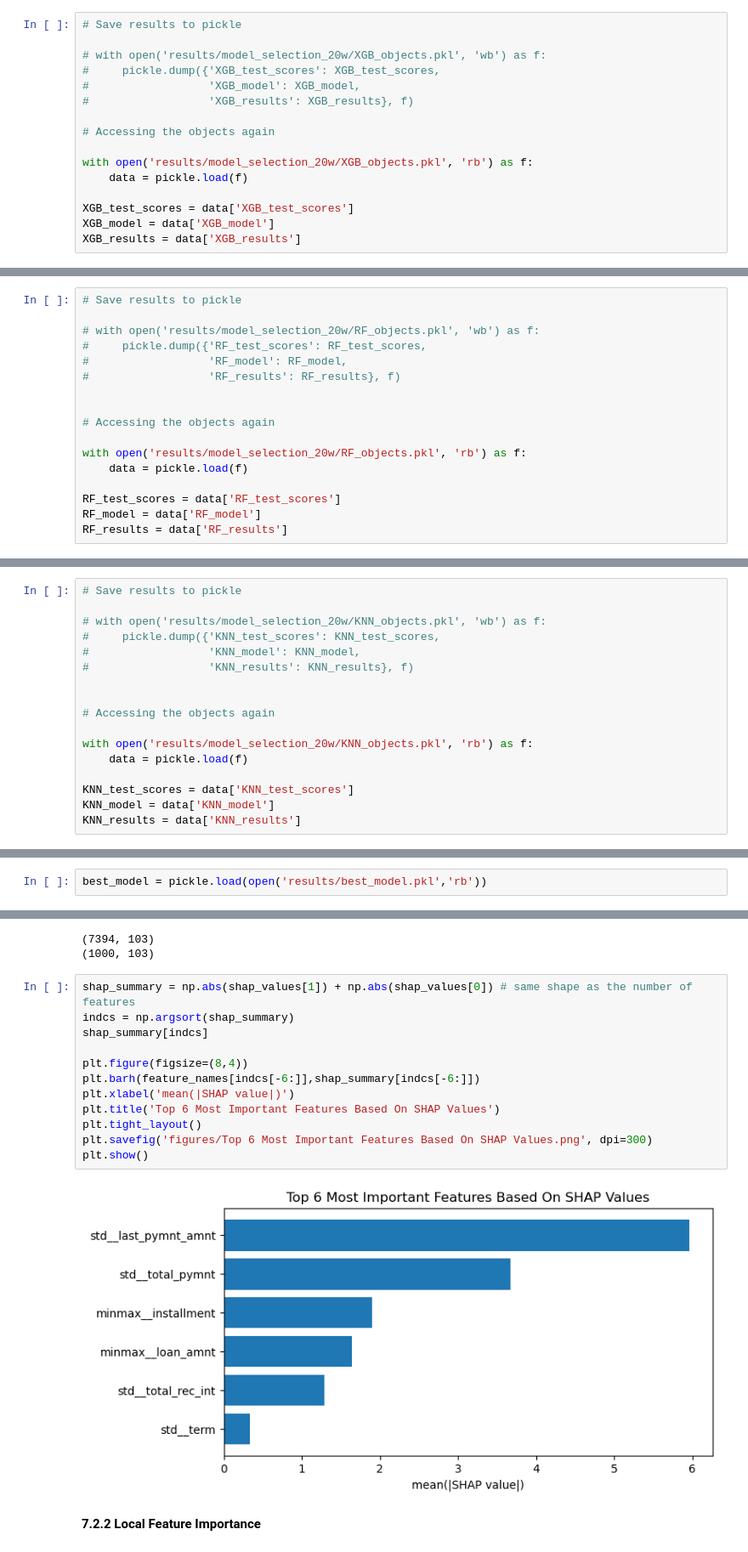
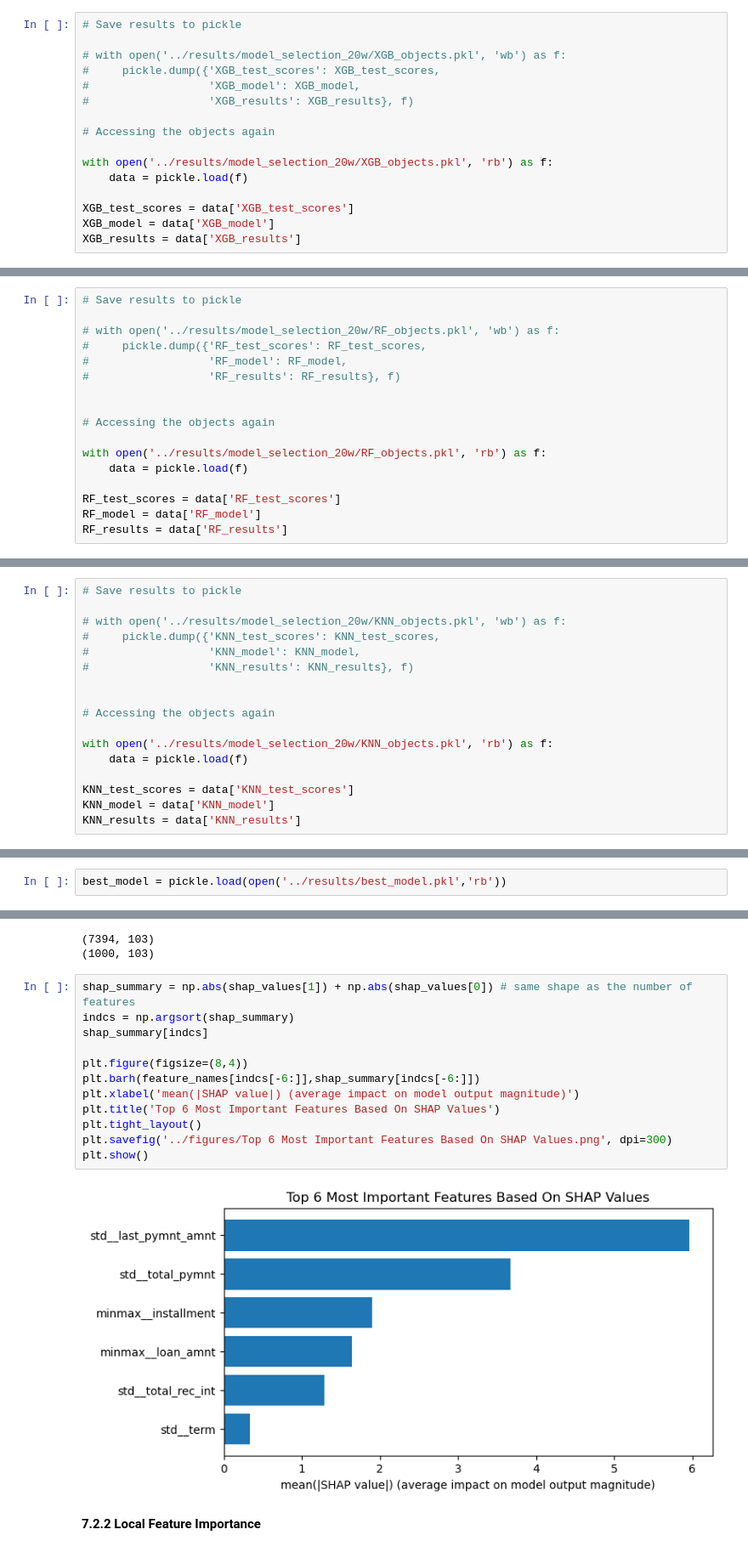
Before and after one commit to yxing12/data1030-load-default-prob, a Jupyter notebook: src/loan_default_prob_20w.ipynb, the cells around one changed output, grey strips where cells are left out. Shown at 85% size. Cells and saved outputs as stored; diff of their text form.

```diff
--- a/loan_default_prob_20w.ipynb
+++ b/src/loan_default_prob_20w.ipynb
@@ -1220,14 +1218,14 @@ Standard deviation of test scores: 0.0010295630140987053
 # %%
 # Save results to pickle
 
-# with open('results/model_selection_20w/XGB_objects.pkl', 'wb') as f:
+# with open('../results/model_selection_20w/XGB_objects.pkl', 'wb') as f:
 #     pickle.dump({'XGB_test_scores': XGB_test_scores,
 #                  'XGB_model': XGB_model,
 #                  'XGB_results': XGB_results}, f)
 
 # Accessing the objects again
 
-with open('results/model_selection_20w/XGB_objects.pkl', 'rb') as f:
+with open('../results/model_selection_20w/XGB_objects.pkl', 'rb') as f:
     data = pickle.load(f)
 
 XGB_test_scores = data['XGB_test_scores']
@@ -1279,7 +1277,7 @@ Standard deviation of test scores: 0.0013564659966250434
 # %%
 # Save results to pickle
 
-# with open('results/model_selection_20w/RF_objects.pkl', 'wb') as f:
+# with open('../results/model_selection_20w/RF_objects.pkl', 'wb') as f:
 #     pickle.dump({'RF_test_scores': RF_test_scores,
 #                  'RF_model': RF_model,
 #                  'RF_results': RF_results}, f)
@@ -1287,7 +1285,7 @@ Standard deviation of test scores: 0.0013564659966250434
 
 # Accessing the objects again
 
-with open('results/model_selection_20w/RF_objects.pkl', 'rb') as f:
+with open('../results/model_selection_20w/RF_objects.pkl', 'rb') as f:
     data = pickle.load(f)
 
 RF_test_scores = data['RF_test_scores']
@@ -1338,7 +1336,7 @@ Standard deviation of test scores: 0.007317103251970671
 # %%
 # Save results to pickle
 
-# with open('results/model_selection_20w/KNN_objects.pkl', 'wb') as f:
+# with open('../results/model_selection_20w/KNN_objects.pkl', 'wb') as f:
 #     pickle.dump({'KNN_test_scores': KNN_test_scores,
 #                  'KNN_model': KNN_model,
 #                  'KNN_results': KNN_results}, f)
@@ -1346,7 +1344,7 @@ Standard deviation of test scores: 0.007317103251970671
 
 # Accessing the objects again
 
-with open('results/model_selection_20w/KNN_objects.pkl', 'rb') as f:
+with open('../results/model_selection_20w/KNN_objects.pkl', 'rb') as f:
     data = pickle.load(f)
 
 KNN_test_scores = data['KNN_test_scores']
@@ -1570,5 +1568,5 @@ pickle.dump(best_model, open('results/best_model.pkl','wb'))
 # %%
-best_model = pickle.load(open('results/best_model.pkl','rb'))
+best_model = pickle.load(open('../results/best_model.pkl','rb'))
 # %%
 best_model
 # %% [output]
@@ -1755,16 +1753,16 @@ print(np.shape(shap_values))
 # %%
 shap_summary = np.abs(shap_values[1]) + np.abs(shap_values[0]) # same shape as the number of features
 indcs = np.argsort(shap_summary)
 shap_summary[indcs]
 
 plt.figure(figsize=(8,4))
 plt.barh(feature_names[indcs[-6:]],shap_summary[indcs[-6:]])
-plt.xlabel('mean(|SHAP value|)')
+plt.xlabel('mean(|SHAP value|) (average impact on model output magnitude)')
 plt.title('Top 6 Most Important Features Based On SHAP Values')
 plt.tight_layout()
-plt.savefig('figures/Top 6 Most Important Features Based On SHAP Values.png', dpi=300)
+plt.savefig('../figures/Top 6 Most Important Features Based On SHAP Values.png', dpi=300)
 plt.show()
 # %% [output]
-[figure, old version]
+[figure, new version]
 # %% [markdown]
 **7.2.2 Local Feature Importance**
```
Also changed, not shown: parts of 18 cells of this notebook, 3 other files.
